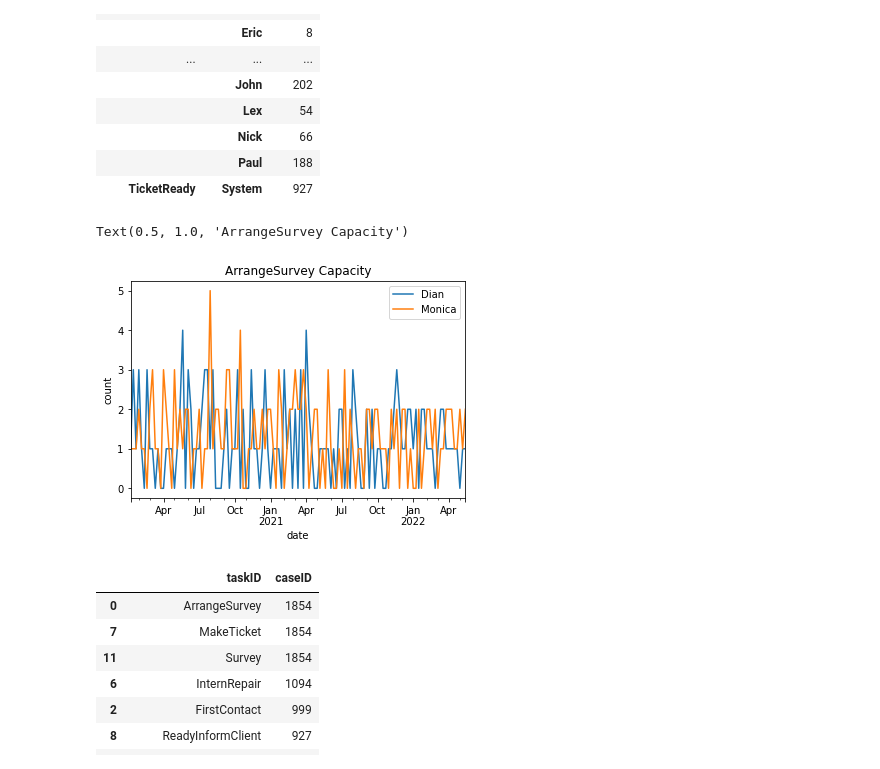
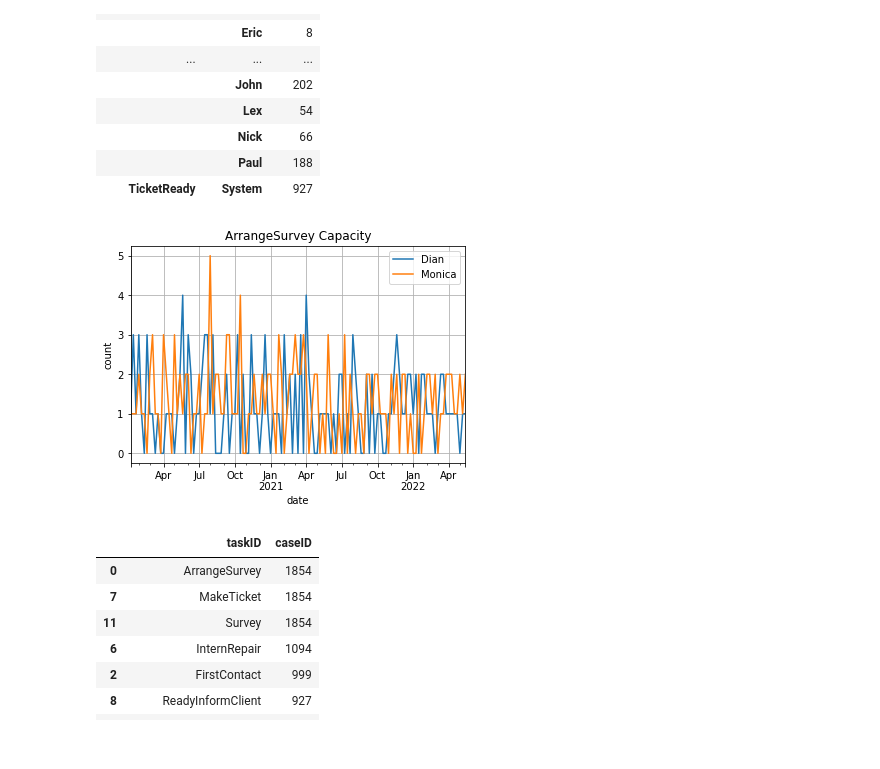
Before and after one commit to jjh0987/MyProject, a Jupyter notebook: pythonProject/process/Untitled2.ipynb, the cells around one changed output. Cells and saved outputs as stored; diff of their text form; code cells hidden in the pictures.

```diff
--- a/pythonProject/process/Untitled2.ipynb
+++ b/pythonProject/process/Untitled2.ipynb
@@ -303,3 +303,26 @@ Data columns (total 12 columns):
  11  date                 12247 non-null  datetime64[ns]
 dtypes: datetime64[ns](1), float64(3), int64(1), object(7)
 memory usage: 1.2+ MB
+# %%
+# repairNonOK data
+import pandas as pd
+import pm4py
+import warnings
+warnings.filterwarnings('ignore')
+
+log_target = pd.DataFrame()
+dataframe = tp
+
+# temp = [str(i).split(':') for i in dataframe['time']]
+# minutes = []
+# for time in temp:
+#     i = 0
+#     if len(time) != 2:
+#         minutes.append(0)
+#         continue
+#     i += int(time[0]) * 60 + int(time[1])
+#     minutes.append(i)
+
+# dataframe['minutes'] = minutes
+
+merterial = pm4py.format_dataframe(dataframe, case_id='caseID', activity_key='taskID',timestamp_key='date')
@@ -305,0 +382,4 @@ memory usage: 1.2+ MB
+# %%
+
+tst = merterial.groupby('caseID').get_group(i)
+tst
@@ -338,17 +433,16 @@ for i in range(1,1001):
 
     # dataframe = dataframe.rename(columns={'clientID': 'case:clientID'})
     try:
-        merterial = dataframe.groupby('caseID').get_group(i)
+        tst = merterial.groupby('caseID').get_group(i)
+        tst = tst.sort_values('date')
+        log_target = pd.concat([log_target,tst])
     except:pass
-    merterial = merterial.sort_values('date')
 #     merterial['contact'] = merterial['contact'].fillna('ZZ')
 #     change = sorted(list(set(merterial['contact'])))
 #     merterial['contact'] = merterial['contact'].replace('ZZ',change[0])
 
 #     if len(change) == 1:
 #         continue
-
-    log_target = pd.concat([log_target,merterial])
 log_target
 # %% [output]
 |  | caseID | taskID | originator | eventtype | contact | RepairType | objectKey | RepairInternally | ... |
@@ -686,23 +780,23 @@ df1
 # %%
 import matplotlib.pyplot as plt
 
 tp2 = df.loc[:,['originator','caseID','date']].groupby(['date','originator']).mean().reset_index()
 tp2['date'] = pd.to_datetime(tp2['date'])
 target = tp2.groupby(['date','originator']).count().reset_index()
 target = target[target['date'] >= '2010-01-01']
 
 name_list = list(set(tp['originator']))
 name_list = ['Dian','Monica']
 for name in name_list:
     target[target['originator'] == name].groupby([pd.Grouper(key='date', freq='1W')])['caseID'].count().plot()
 
 #plt.legend(name_list, bbox_to_anchor=(1, 1.1))
 plt.legend(name_list)
 plt.ylabel('count')
 plt.title('ArrangeSurvey Capacity')
+plt.grid()
 # %% [output]
-Text(0.5, 1.0, 'ArrangeSurvey Capacity')
-[figure, old version]
+[figure, new version]
 # %%
 using_task = list(set(df['taskID']))
 tar = df.loc[:,['caseID','taskID']].groupby('taskID').count().reset_index()
```
Also changed, not shown: parts of 12 cells of this notebook, 5 other files.
